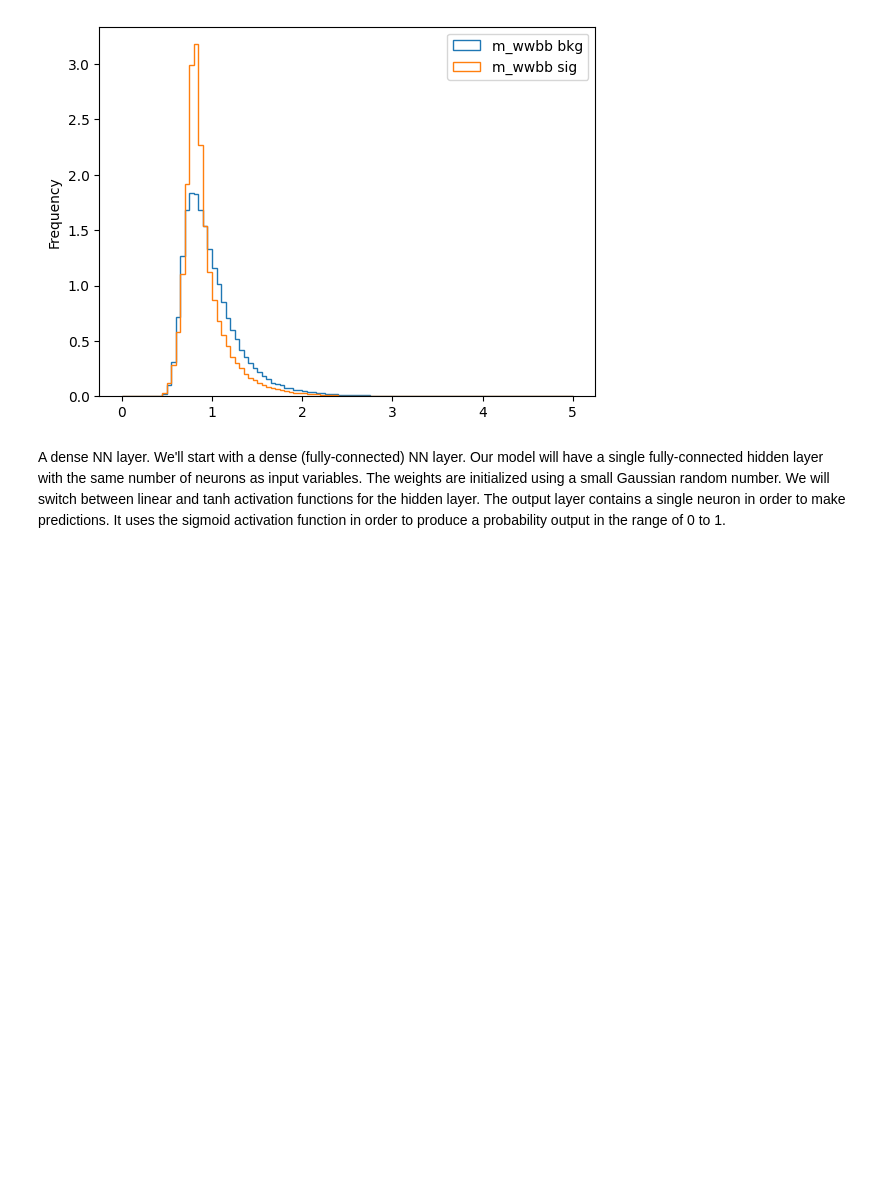
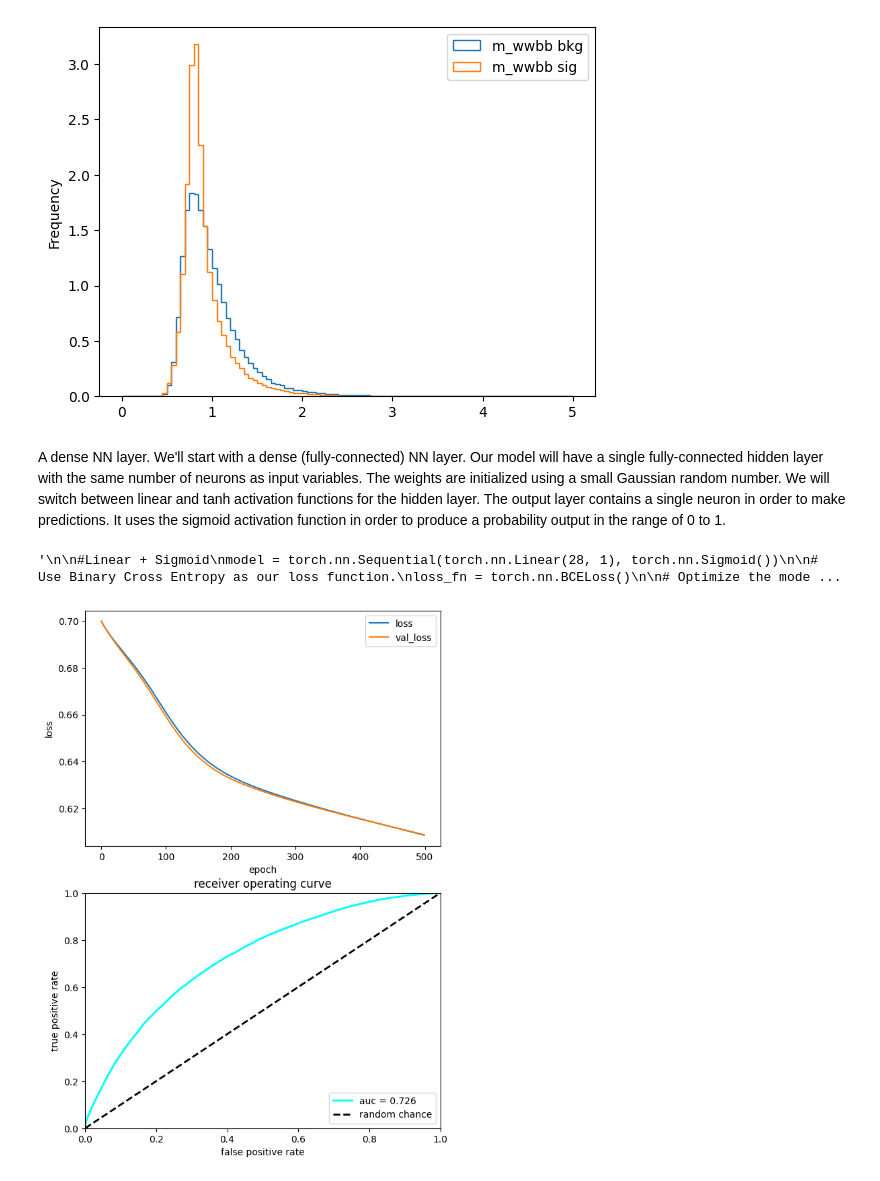
Before and after one commit to Neo-Julio/ml4HepNotebook, a Jupyter notebook: 7_ML_competitionGiulio.ipynb, the cells around one changed output. Drawn from its saved outputs; the diff is of its cells as text; code cells hidden in the pictures; blank space fills up the shorter version.

```diff
--- a/7_ML_competitionGiulio.ipynb
+++ b/7_ML_competitionGiulio.ipynb
@@ -115,7 +115,8 @@ ax.legend(labels=[var_name+' bkg', var_name+' sig'])
  A dense NN layer. We'll start with a dense (fully-connected) NN layer. Our model will have a single fully-connected hidden layer with the same number of neurons as input variables. The weights are initialized using a small Gaussian random number. We will switch between linear and tanh activation functions for the hidden layer. The output layer contains a single neuron in order to make predictions. It uses the sigmoid activation function in order to produce a probability output in the range of 0 to 1.
 # %%
 #model building
-import torch
+"""
+
 #Linear + Sigmoid
 model = torch.nn.Sequential(torch.nn.Linear(28, 1), torch.nn.Sigmoid())
 
@@ -125,3 +126,6 @@ loss_fn = torch.nn.BCELoss()
 # Optimize the model parameters using the Adam optimizer.
 learning_rate = 0.001
 optimizer = torch.optim.Adam(model.parameters(), lr=learning_rate)
+"""
+# %% [output]
+'\n\n#Linear + Sigmoid\nmodel = torch.nn.Sequential(torch.nn.Linear(28, 1), torch.nn.Sigmoid())\n\n# Use Binary Cross Entropy as our loss function.\nloss_fn = torch.nn.BCELoss()\n\n# Optimize the mode ...
@@ -200,3 +225,37 @@ for t in tqdm(range(500)):
 
     losses.append(np.mean(batch_loss))
     val_losses.append(np.mean(val_batch_loss))
+# %%
+import matplotlib.pyplot as plt
+
+%matplotlib inline
+
+with torch.no_grad():
+    # plot loss vs epoch
+    plt.figure(figsize=(15, 10))
+    ax = plt.subplot(2, 2, 1)
+    ax.plot(losses, label="loss")
+    ax.plot(val_losses, label="val_loss")
+    ax.legend(loc="upper right")
+    ax.set_xlabel("epoch")
+    ax.set_ylabel("loss")
+
+    # Plot ROC
+    X_test_in = torch.from_numpy(X_test).float()
+    y_predict = model(X_test_in)
+    from sklearn.metrics import roc_curve, auc
+
+    fpr, tpr, thresholds = roc_curve(y_test, y_predict)
+    roc_auc = auc(fpr, tpr)
+    ax = plt.subplot(2, 2, 3)
+    ax.plot(fpr, tpr, lw=2, color="cyan", label="auc = %.3f" % (roc_auc))
+    ax.plot([0, 1], [0, 1], linestyle="--", lw=2, color="k", label="random chance")
+    ax.set_xlim([0, 1.0])
+    ax.set_ylim([0, 1.0])
+    ax.set_xlabel("false positive rate")
+    ax.set_ylabel("true positive rate")
+    ax.set_title("receiver operating curve")
+    ax.legend(loc="lower right")
+    plt.show()
+# %% [output]
+[figure, added]
```
Also changed, not shown: parts of 4 cells of this notebook.
